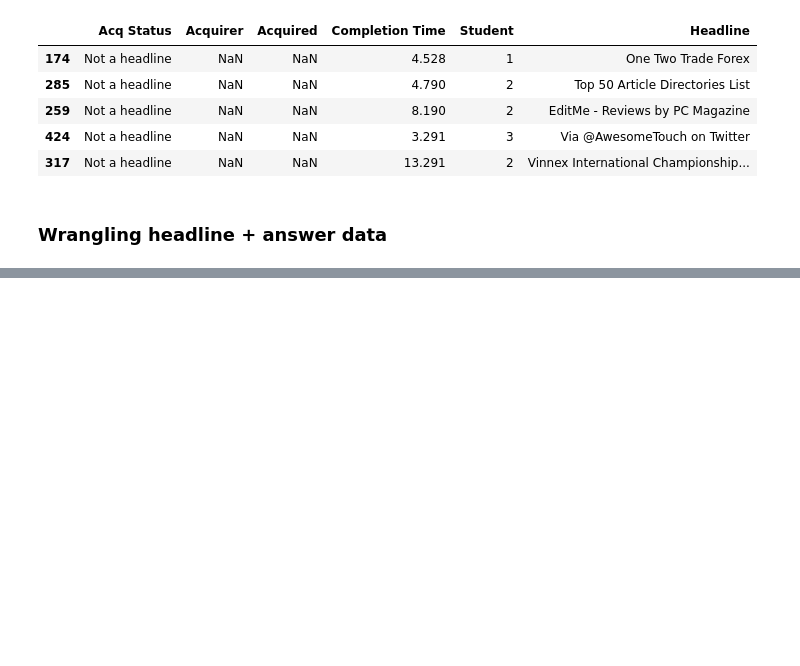
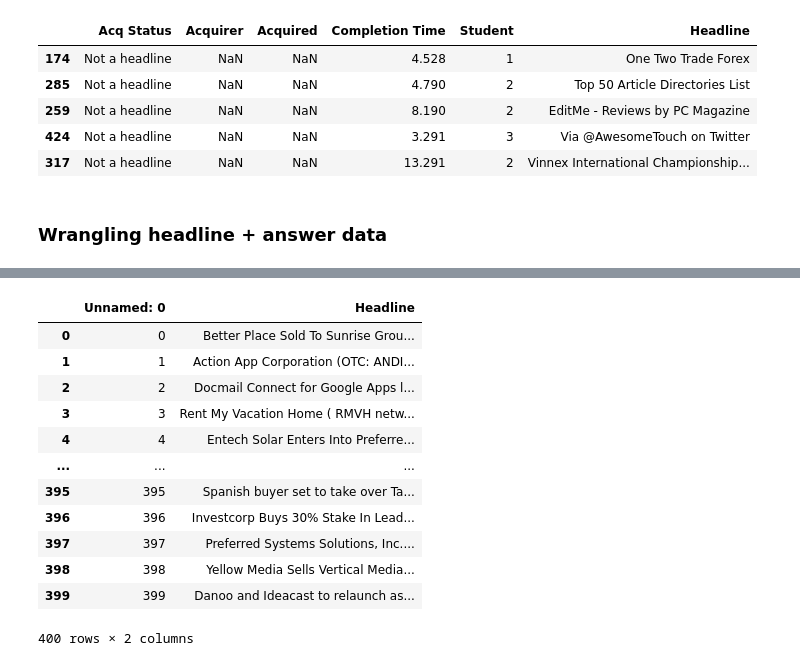
Before and after one commit to Press-Release-Infrastructure/press-release-qualtrics-infra, a Jupyter notebook: survey_data/survey_response_nb.ipynb, the cells around one changed output, grey strips where cells are left out. Drawn from its saved outputs; the diff is of its cells as text; code cells hidden in the pictures; blank space fills up the shorter version.

```diff
--- a/survey_data/survey_response_nb.ipynb
+++ b/survey_data/survey_response_nb.ipynb
@@ -553,3 +567,19 @@ selected_att.head()
 # %%
 selected_training.drop(columns = ['Completion Time', 'Student']).to_csv('selected_training.csv')
 selected_att.drop(columns = ['Completion Time', 'Student']).to_csv('selected_att.csv')
+# %%
+pd.read_csv('../input_headlines/ra_data.csv')
+# %% [output]
+|  | Unnamed: 0 | Headline |
+| 0 | 0 | Better Place Sold To Sunrise Grou... |
+| 1 | 1 | Action App Corporation (OTC: ANDI... |
+| 2 | 2 | Docmail Connect for Google Apps l... |
+| 3 | 3 | Rent My Vacation Home ( RMVH netw... |
+| 4 | 4 | Entech Solar Enters Into Preferre... |
+| ... | ... | ... |
+| 395 | 395 | Spanish buyer set to take over Ta... |
+| 396 | 396 | Investcorp Buys 30% Stake In Lead... |
+| 397 | 397 | Preferred Systems Solutions, Inc.... |
+| 398 | 398 | Yellow Media Sells Vertical Media... |
+| 399 | 399 | Danoo and Ideacast to relaunch as... |
+400 rows × 2 columns
```
Also changed, not shown: parts of 3 cells of this notebook, 7 other files.
